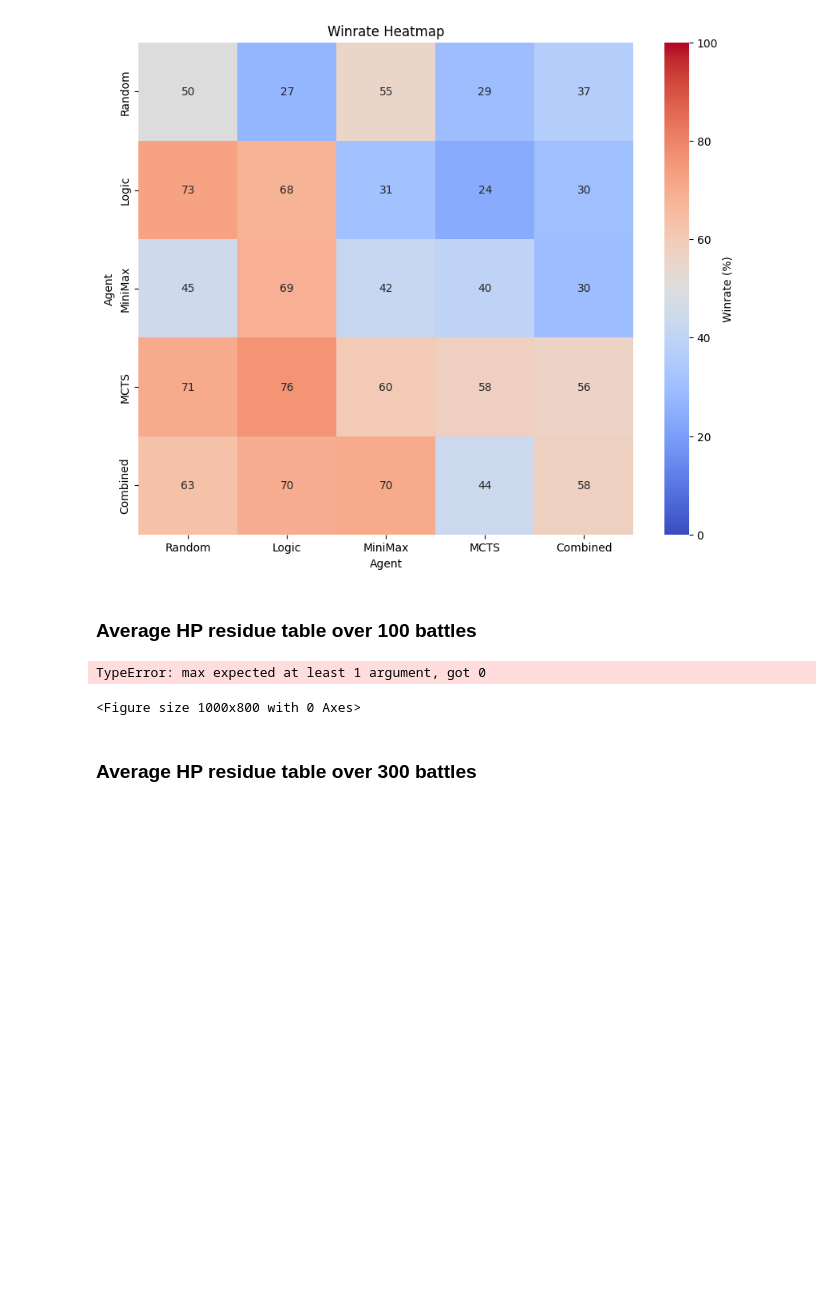
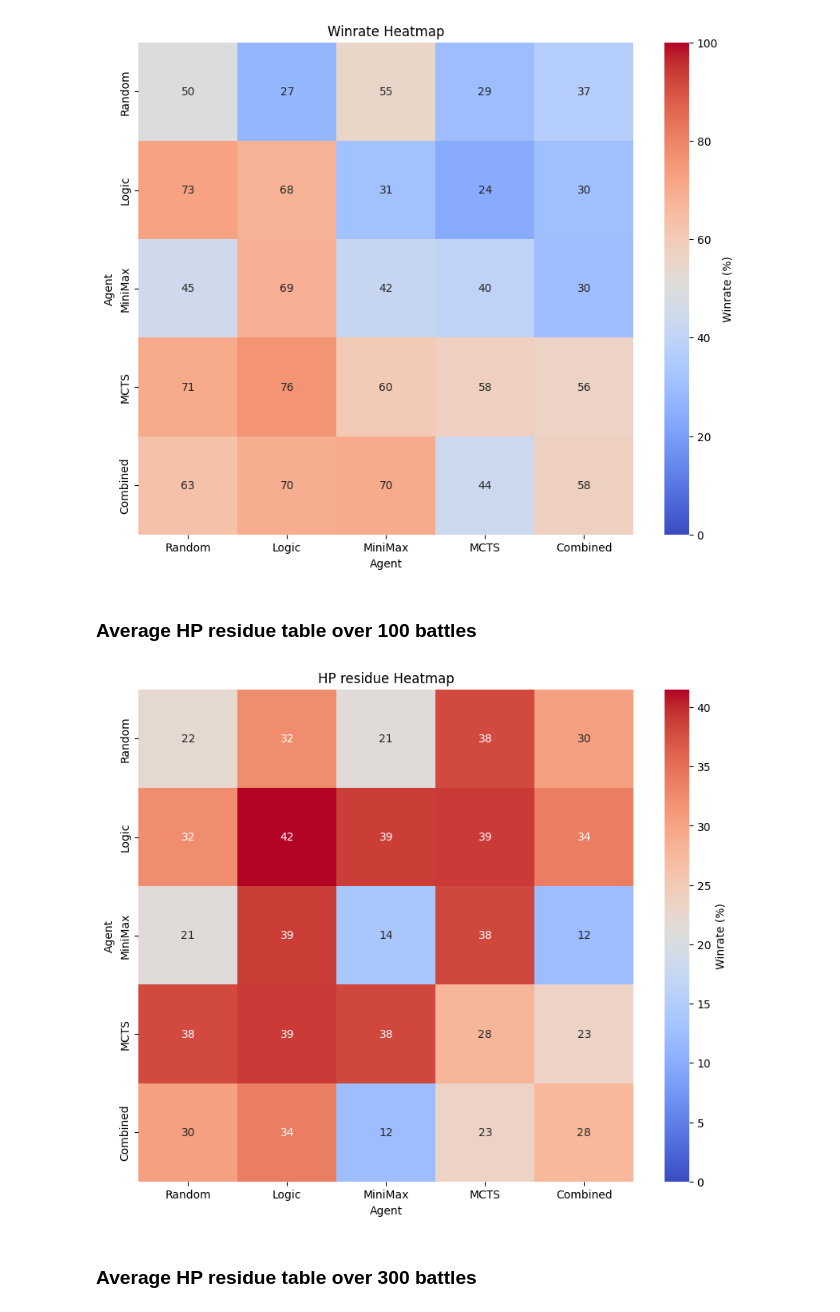
Before and after one commit to Giusgarus/Pokemon-battle-VGC, a Jupyter notebook: Agents/Statistics/generate_plots.ipynb, the cells around one changed output. Saved outputs shown, nothing was run; the diff lists cells and outputs as text; code cells hidden in the pictures; blank space fills up the shorter version.

```diff
--- a/Agents/Statistics/generate_plots.ipynb
+++ b/Agents/Statistics/generate_plots.ipynb
@@ -113,14 +113,13 @@ plt.show()
 # %%
 df_hp_residue_100 = df_hp_residue_100.fillna(0).infer_objects()
 plt.figure(figsize=(10, 8))
-sns.heatmap(df_hp_residue_100, annot=True, cmap='coolwarm', vmin=0, vmax=df_hp_residue_100.max().max(), cbar_kws={'label': 'Winrate (%)'})
+sns.heatmap(df_hp_residue_100, annot=True, cmap='coolwarm', vmin=0, vmax=df_hp_residue_100.max().max(), cbar_kws={'label': 'HP residue'})
 plt.xlabel('Agent')
 plt.ylabel('Agent')
-plt.title('Winrate Heatmap')
+plt.title('HP residue Heatmap')
 plt.show()
 # %% [output]
-TypeError: max expected at least 1 argument, got 0
-<Figure size 1000x800 with 0 Axes>
+[figure, added]
 # %% [markdown]
 ### Average HP residue table over 300 battles
 # %%
```
Also changed, not shown: parts of 1 cell of this notebook.
